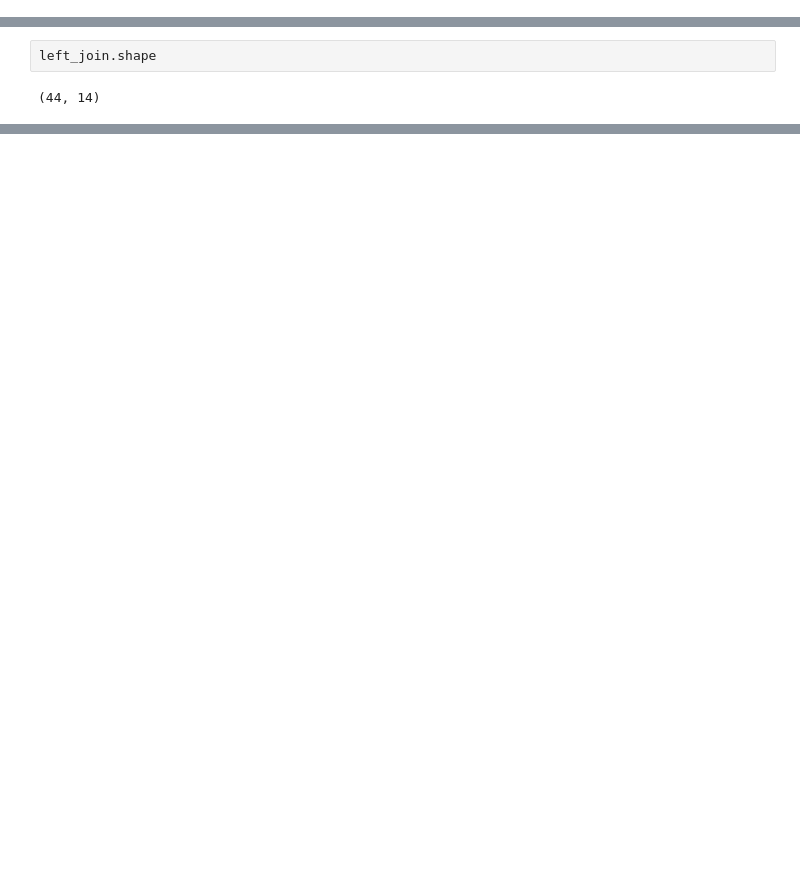
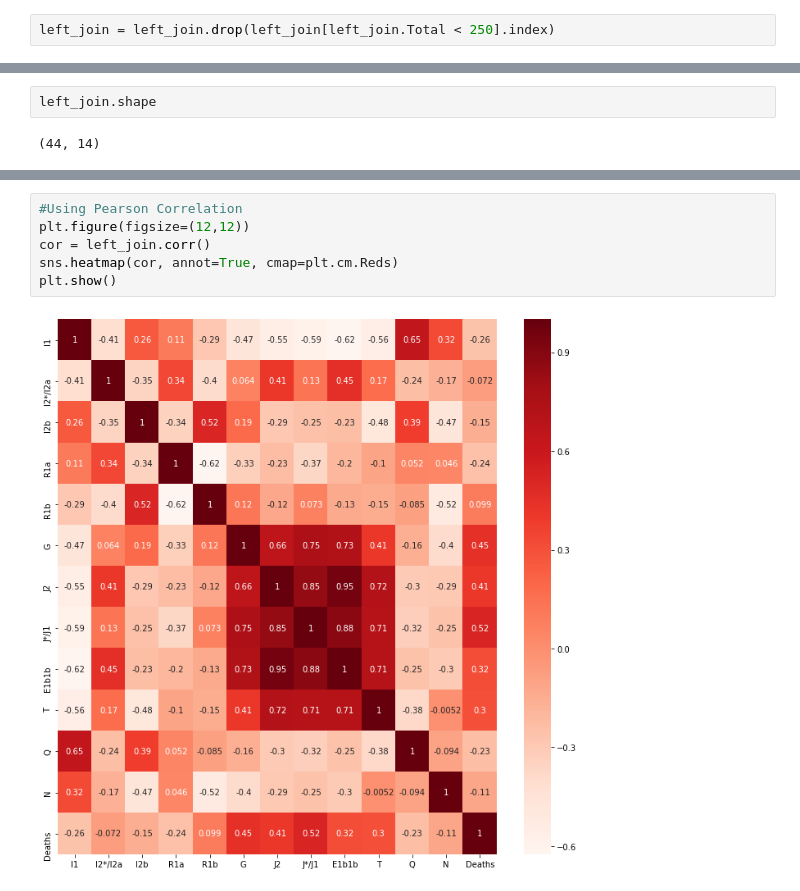
Before and after one commit to odariusgeorge/Data, a Jupyter notebook: Untitled.ipynb, the cells around one changed output, grey strips where cells are left out. Drawn from its saved outputs; the diff is of its cells as text; blank space fills up the shorter version.

```diff
--- a/Untitled.ipynb
+++ b/Untitled.ipynb
@@ -66,2 +54,4 @@ left_join
 # %%
 left_join = left_join.fillna(0) #no deaths
+# %%
+left_join = left_join.drop(left_join[left_join.Total < 250].index)
@@ -260,0 +158,8 @@ for i in range(1,10):
+# %%
+#Using Pearson Correlation
+plt.figure(figsize=(12,12))
+cor = left_join.corr()
+sns.heatmap(cor, annot=True, cmap=plt.cm.Reds)
+plt.show()
+# %% [output]
+[figure, added]
```
Also changed, not shown: parts of 23 cells of this notebook, 1 other file.
